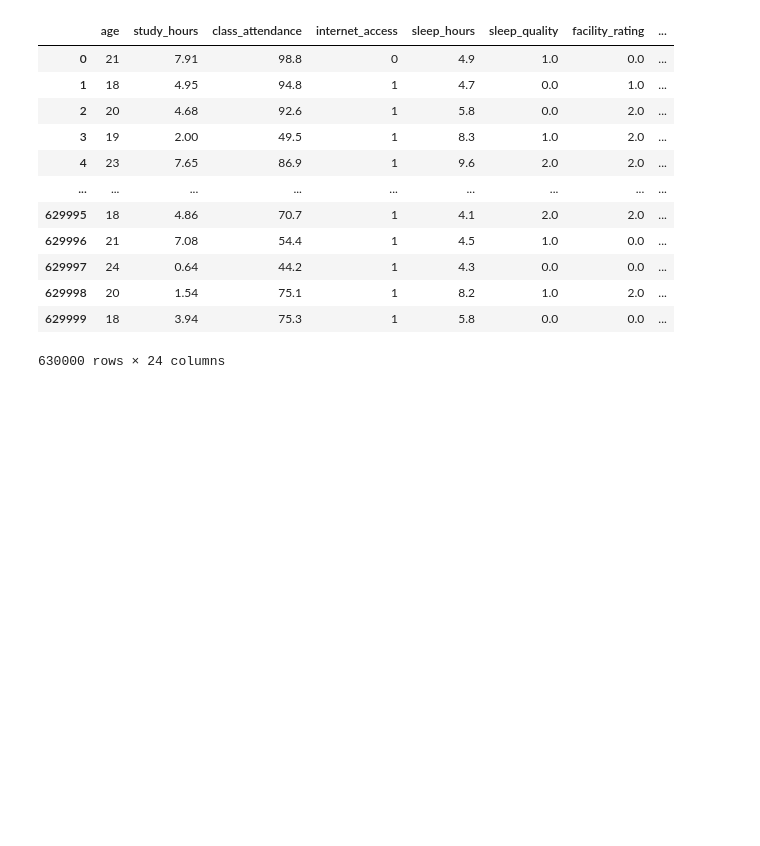
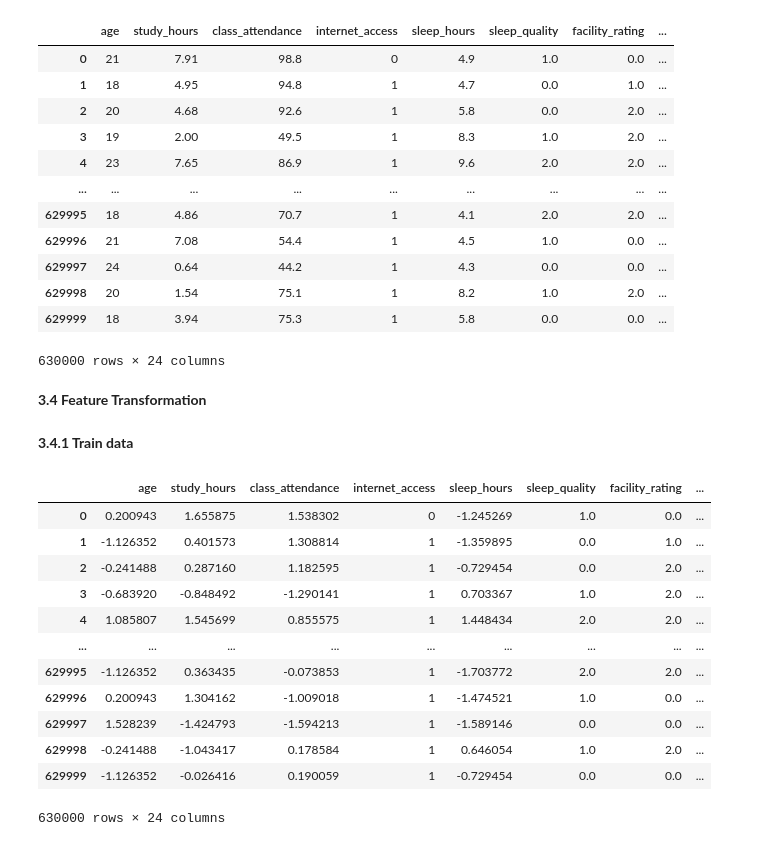
Before and after one commit to matcze/prediction_score, a Jupyter notebook: pred_score.ipynb, the cells around one changed output. Drawn from its saved outputs; the diff is of its cells as text; code cells hidden in the pictures; blank space fills up the shorter version.

```diff
--- a/pred_score.ipynb
+++ b/pred_score.ipynb
@@ -911,3 +912,9 @@ dataset_train
 | 629998 | 20 | 1.54 | 75.1 | 1 | 8.2 | 1.0 | 2.0 | ... |
 | 629999 | 18 | 3.94 | 75.3 | 1 | 5.8 | 0.0 | 0.0 | ... |
 630000 rows × 24 columns
+# %% [markdown]
+**3.4 Feature Transformation**
+# %%
+scaler = StandardScaler()
+# %% [markdown]
+**3.4.1 Train data**
@@ -913,0 +927,16 @@ dataset_train
+# %%
+dataset_train
+# %% [output]
+|  | age | study_hours | class_attendance | internet_access | sleep_hours | sleep_quality | facility_rating | ... |
+| 0 | 0.200943 | 1.655875 | 1.538302 | 0 | -1.245269 | 1.0 | 0.0 | ... |
+| 1 | -1.126352 | 0.401573 | 1.308814 | 1 | -1.359895 | 0.0 | 1.0 | ... |
+| 2 | -0.241488 | 0.287160 | 1.182595 | 1 | -0.729454 | 0.0 | 2.0 | ... |
+| 3 | -0.683920 | -0.848492 | -1.290141 | 1 | 0.703367 | 1.0 | 2.0 | ... |
+| 4 | 1.085807 | 1.545699 | 0.855575 | 1 | 1.448434 | 2.0 | 2.0 | ... |
+| ... | ... | ... | ... | ... | ... | ... | ... | ... |
+| 629995 | -1.126352 | 0.363435 | -0.073853 | 1 | -1.703772 | 2.0 | 2.0 | ... |
+| 629996 | 0.200943 | 1.304162 | -1.009018 | 1 | -1.474521 | 1.0 | 0.0 | ... |
+| 629997 | 1.528239 | -1.424793 | -1.594213 | 1 | -1.589146 | 0.0 | 0.0 | ... |
+| 629998 | -0.241488 | -1.043417 | 0.178584 | 1 | 0.646054 | 1.0 | 2.0 | ... |
+| 629999 | -1.126352 | -0.026416 | 0.190059 | 1 | -0.729454 | 0.0 | 0.0 | ... |
+630000 rows × 24 columns
```
Also changed, not shown: parts of 9 cells of this notebook.
